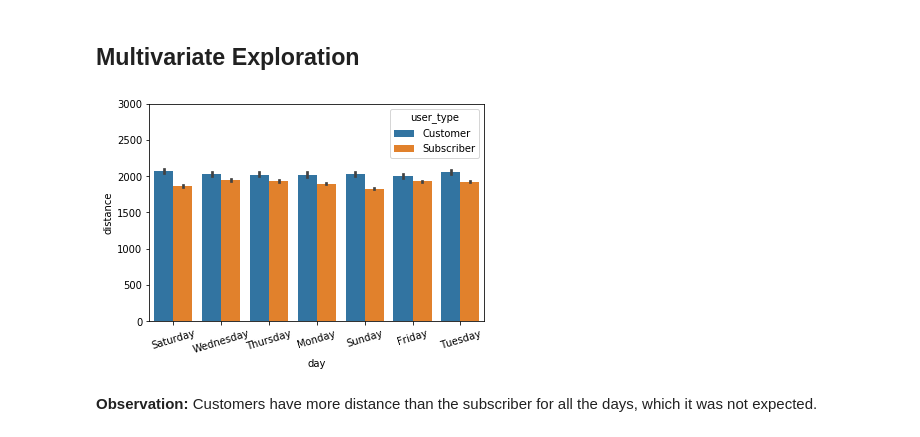
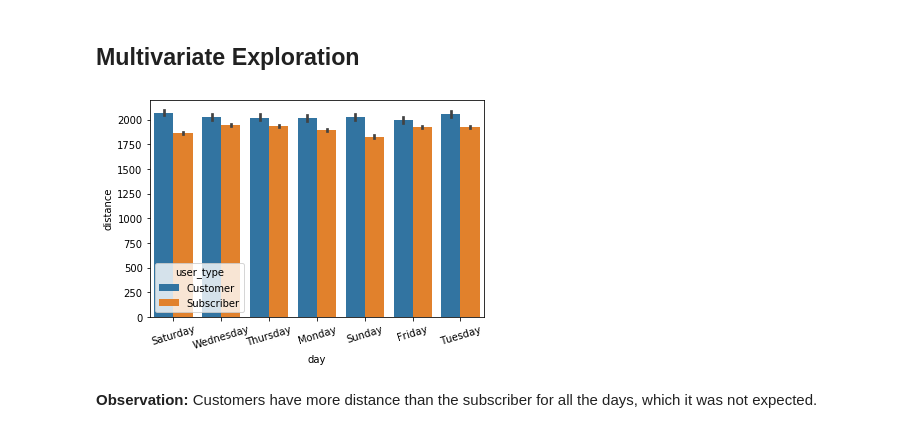
Before and after one commit to Ahmad-Almosallam/Communicate-Data-Findings, a Jupyter notebook: exploration_template.ipynb, the cells around one changed output. Cells and saved outputs as stored; diff of their text form; code cells hidden in the pictures.

```diff
--- a/exploration_template.ipynb
+++ b/exploration_template.ipynb
@@ -439,10 +439,9 @@ the difference is not that high, I was expecting that the users who use app will
 # %%
 # ploting for the three varibles user_type , distance and day
 sb.barplot(data=df , x = 'day' , y = 'distance' , hue = 'user_type');
 plt.xticks(rotation = 17);
-plt.ylim((0 , 3000));
 # %% [output]
-[figure, old version]
+[figure, new version]
 # %% [markdown]
 **Observation:** Customers have more distance than the subscriber for all the days, which it was not expected.
 # %%
```
Also changed, not shown: parts of 1 cell of this notebook, 1 other file.
